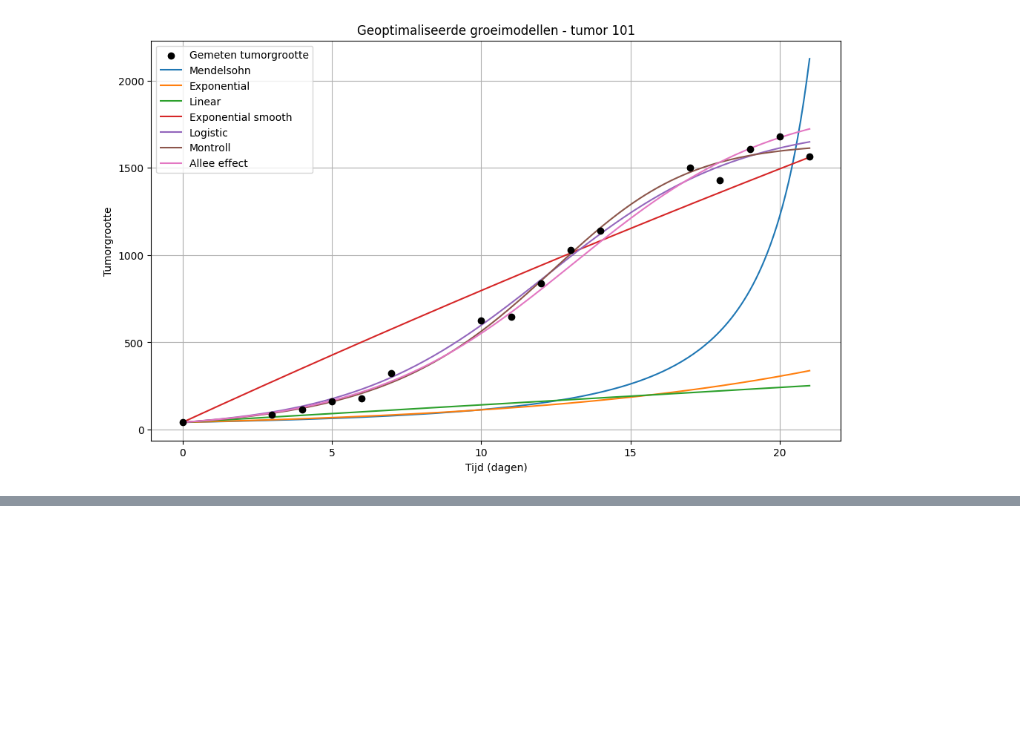
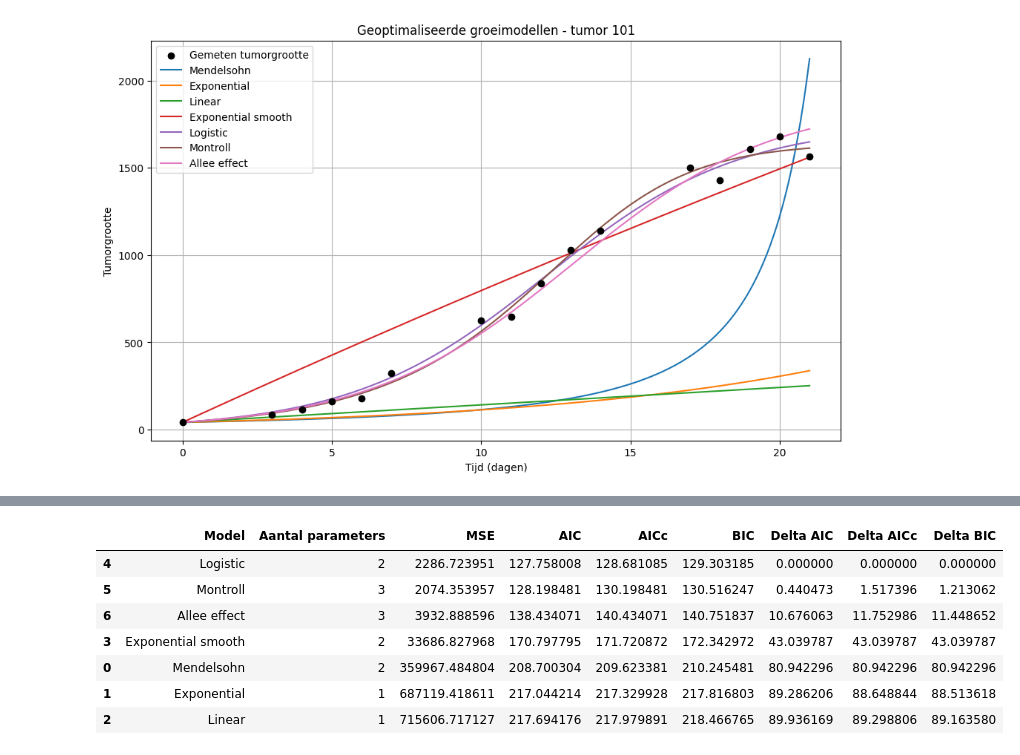
Before and after one commit to FleurLuten/ModellerenVanKankerCasusA, a Jupyter notebook: Logboek/Fleur.ipynb, the cells around one changed output, grey strips where cells are left out. Cells and saved outputs as stored; diff of their text form; code cells hidden in the pictures; blank space fills up the shorter version.

Commit message:
euler model vergelijking

```diff
--- a/Logboek/Fleur.ipynb
+++ b/Logboek/Fleur.ipynb
@@ -545,0 +556,80 @@ plt.show()
+# %%
+# Het aantal meetpunten bepalen
+n = len(meetwaarden)
+
+# Een lege lijst maken om de resultaten in op te slaan
+vergelijking = []
+
+# Alle geoptimaliseerde modellen langsgaan
+for resultaat in resultaten:
+
+    # De gegevens van het huidige model ophalen
+    model_naam = resultaat["Model"]
+    parameters = resultaat["Parameters"]
+    mse = resultaat["MSE"]
+
+    # Het aantal parameters van het model bepalen
+    k = len(parameters)
+
+    # De AIC, AICc en BIC berekenen
+    aic, aicc, bic = bereken_informatiecriteria(
+        mse=mse,
+        n=n,
+        k=k
+    )
+
+    # De resultaten toevoegen aan de lijst
+    vergelijking.append({
+        "Model": model_naam,
+        "Aantal parameters": k,
+        "MSE": mse,
+        "AIC": aic,
+        "AICc": aicc,
+        "BIC": bic
+    })
+
+# De resultaten omzetten naar een DataFrame
+vergelijking_df = pd.DataFrame(vergelijking)
+
+# De modellen sorteren op BIC, van laag naar hoog
+vergelijking_df = vergelijking_df.sort_values(by="BIC")
+
+# Voor ieder criterium het laagste resultaat bepalen
+beste_aic = vergelijking_df["AIC"].min()
+beste_aicc = vergelijking_df["AICc"].min()
+beste_bic = vergelijking_df["BIC"].min()
+
+# Het verschil met de beste score berekenen
+vergelijking_df["Delta AIC"] = vergelijking_df["AIC"] - beste_aic
+vergelijking_df["Delta AICc"] = vergelijking_df["AICc"] - beste_aicc
+vergelijking_df["Delta BIC"] = vergelijking_df["BIC"] - beste_bic
+
+# De resultaten sorteren op BIC
+vergelijking_df = vergelijking_df.sort_values(by="BIC")
+
+# Het volledige overzicht weergeven
+display(vergelijking_df)
+
+
+# Per criterium bekijken welke modellen binnen 2 punten van de beste score vallen
+
+for criterium in ["Delta AIC", "Delta AICc", "Delta BIC"]:
+
+    print(f"\nModellen met een verschil van maximaal 2 voor {criterium}:")
+
+    # Modellen selecteren met een verschil van maximaal 2
+    vergelijkbare_modellen = vergelijking_df[
+        vergelijking_df[criterium] <= 2
+    ]
+
+    # De namen van de modellen weergeven
+    print(vergelijkbare_modellen["Model"].to_list())
+# %% [output]
+|  | Model | Aantal parameters | MSE | AIC | AICc | BIC | Delta AIC | Delta AICc | Delta BIC |
+| 4 | Logistic | 2 | 2286.723951 | 127.758008 | 128.681085 | 129.303185 | 0.000000 | 0.000000 | 0.000000 |
+| 5 | Montroll | 3 | 2074.353957 | 128.198481 | 130.198481 | 130.516247 | 0.440473 | 1.517396 | 1.213062 |
+| 6 | Allee effect | 3 | 3932.888596 | 138.434071 | 140.434071 | 140.751837 | 10.676063 | 11.752986 | 11.448652 |
+| 3 | Exponential smooth | 2 | 33686.827968 | 170.797795 | 171.720872 | 172.342972 | 43.039787 | 43.039787 | 43.039787 |
+| 0 | Mendelsohn | 2 | 359967.484804 | 208.700304 | 209.623381 | 210.245481 | 80.942296 | 80.942296 | 80.942296 |
+| 1 | Exponential | 1 | 687119.418611 | 217.044214 | 217.329928 | 217.816803 | 89.286206 | 88.648844 | 88.513618 |
+| 2 | Linear | 1 | 715606.717127 | 217.694176 | 217.979891 | 218.466765 | 89.936169 | 89.298806 | 89.163580 |
```
Also changed, not shown: parts of 4 cells of this notebook, 1 other file.
